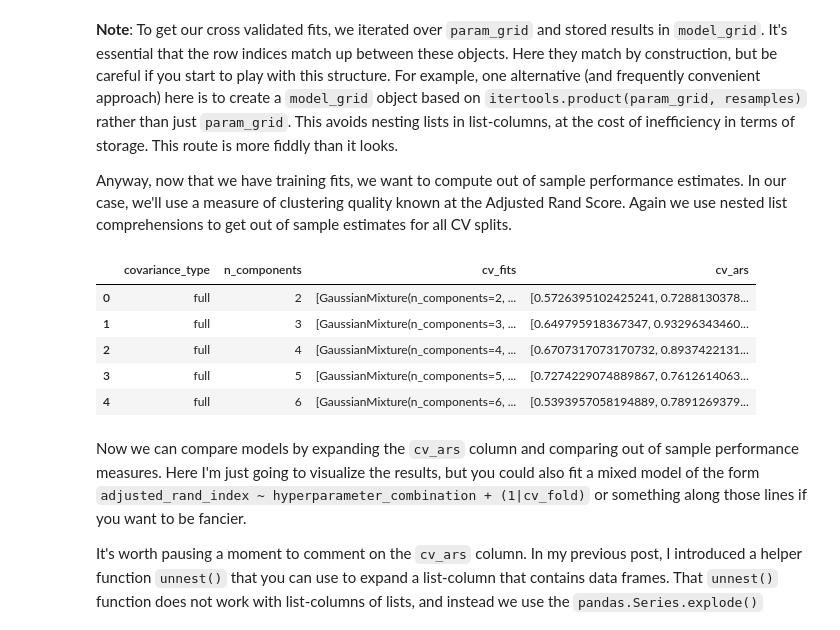
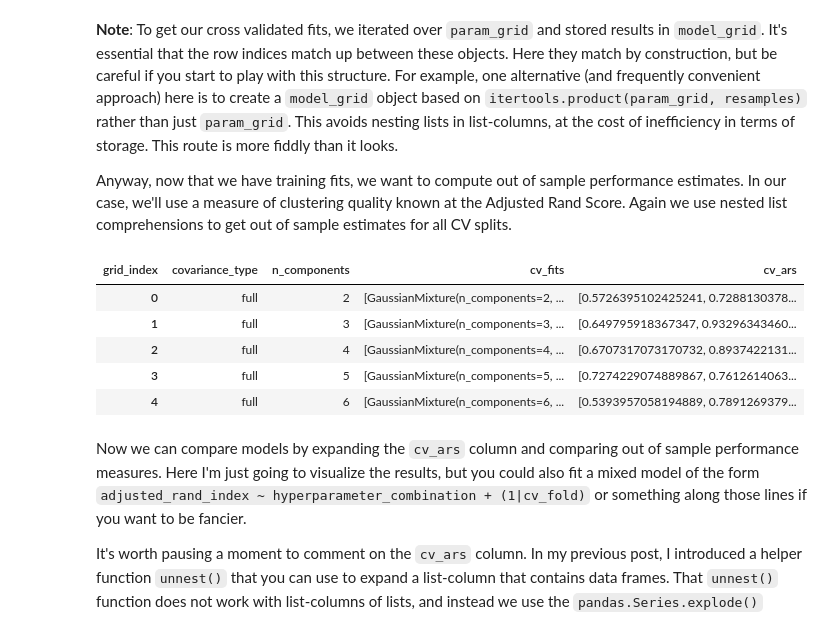
Before and after one commit to alexpghayes/quarto-blog, a Jupyter notebook: post/2021-03-28_many-models-workflows-in-python-part-ii/index.ipynb, the cells around one changed output. Cells and saved outputs as stored; diff of their text form; code cells hidden in the pictures.

```diff
--- a/post/2021-03-28_many-models-workflows-in-python-part-ii/index.ipynb
+++ b/post/2021-03-28_many-models-workflows-in-python-part-ii/index.ipynb
@@ -31,5 +31,6 @@ clustering_features = [
     'body_mass_g'
 ]
 
+penguins.index.name = 'row_index'
 penguins
 # %% [output]
@@ -143,5 +144,6 @@ param_grid = ParameterGrid({
 })
 
 model_grid = pd.DataFrame(param_grid)
+model_grid.index.name = 'grid_index'
 model_grid.head()
 # %% [output]
@@ -175,5 +177,6 @@ model_grid['cv_fits'] = [
     for hyperparameters in param_grid
 ]
 
+model_grid.index.name = 'grid_index'
 model_grid.head()
 # %% [output]
@@ -190,34 +193,35 @@ Anyway, now that we have training fits, we want to compute out of sample perform
 # %%
 #| column: body-outset
 from sklearn.metrics import adjusted_rand_score
 
 def oos_vfold_ars(
     folds: VFoldCV,
     fits: List[GaussianMixture],
     features : List[chr]
 ) -> List[float]:
 
     ars = [
         adjusted_rand_score(
             test.species.astype('category').values.codes,
             fit.predict(test[features])
         ) for (_, test), fit in zip(folds, fits)
     ]
 
     return ars
 
 model_grid['cv_ars'] = [
     oos_vfold_ars(
         resamples,
         fits,
         features=clustering_features
     )
     for fits in model_grid.cv_fits
 ]
 
+model_grid.index.name = 'grid_index'
 model_grid.head()
 # %% [output]
-|  | covariance_type | n_components | cv_fits | cv_ars |
+| grid_index | covariance_type | n_components | cv_fits | cv_ars |
 | 0 | full | 2 | [GaussianMixture(n_components=2, ... | [0.5726395102425241, 0.7288130378... |
 | 1 | full | 3 | [GaussianMixture(n_components=3, ... | [0.649795918367347, 0.93296343460... |
 | 2 | full | 4 | [GaussianMixture(n_components=4, ... | [0.6707317073170732, 0.8937422131... |
```
Also changed, not shown: parts of 6 cells of this notebook, 22 other files.
